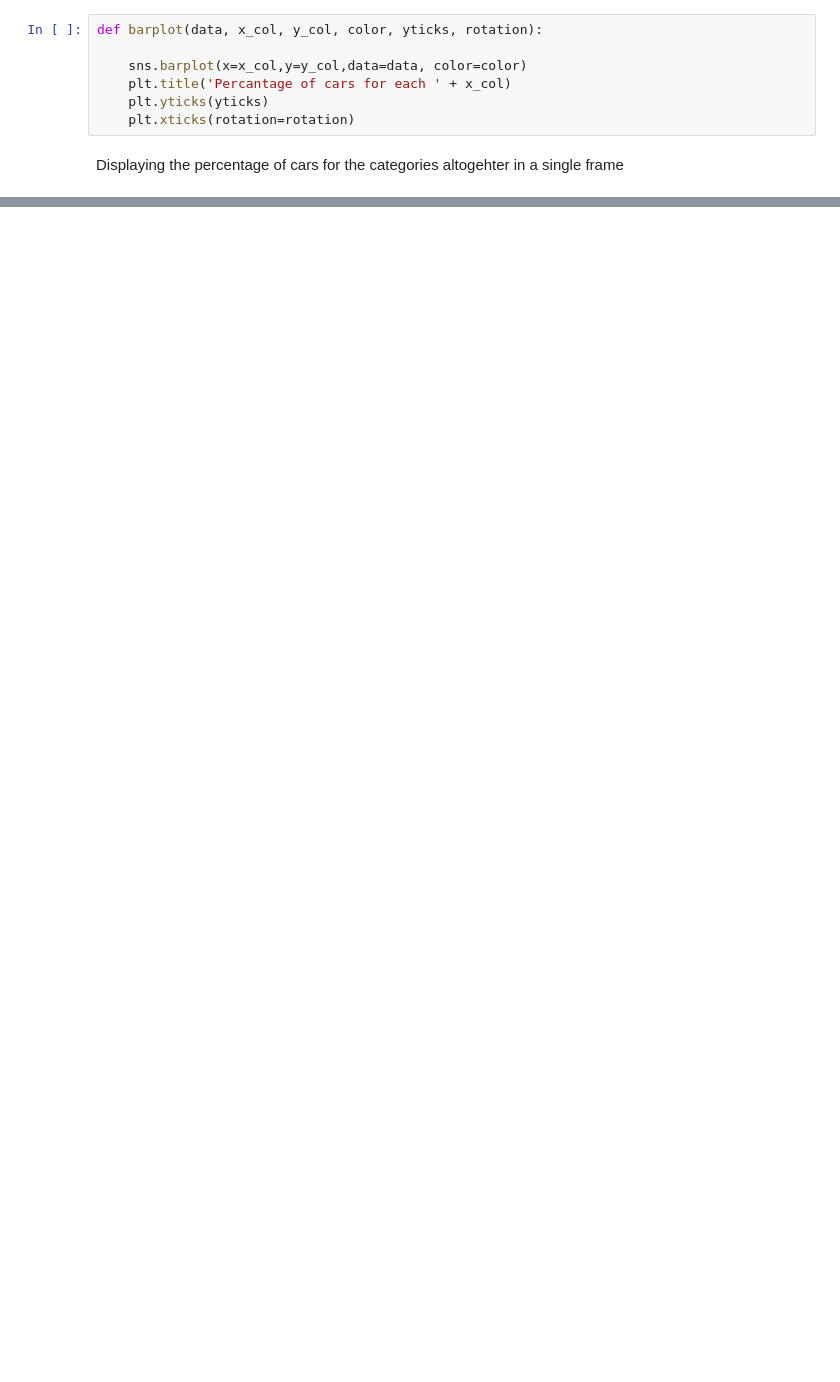
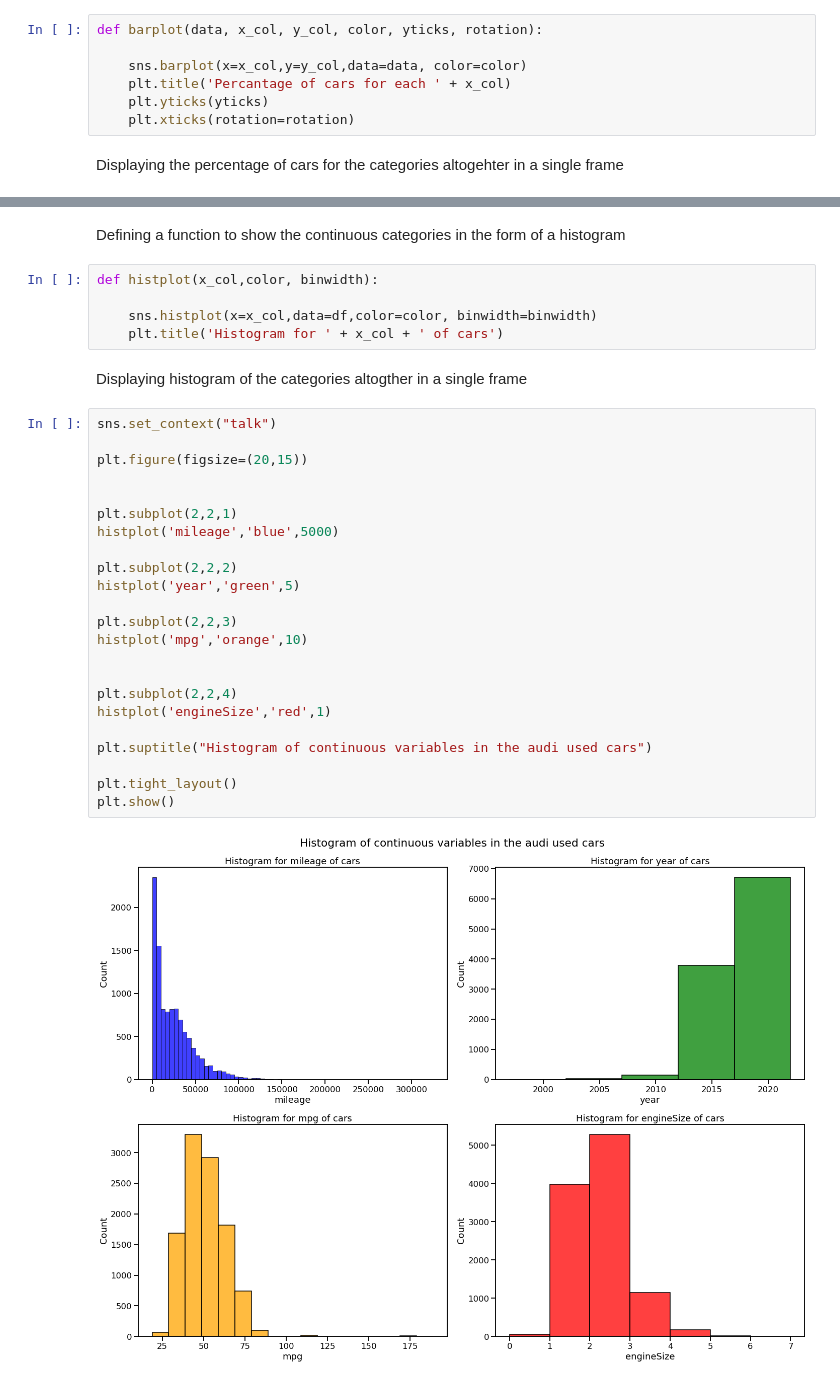
Before and after one commit to IshratShamiemAnanta/audi_used_car_analysis, a Jupyter notebook: audi_used_car_EDA.ipynb, the cells around one changed output, grey strips where cells are left out. Cells and saved outputs as stored; diff of their text form; blank space fills up the shorter version.

```diff
--- a/audi_used_car_EDA.ipynb
+++ b/audi_used_car_EDA.ipynb
@@ -249,0 +321,34 @@ plt.show()
+# %% [markdown]
+Defining a function to show the continuous categories in the form of a histogram
+# %%
+def histplot(x_col,color, binwidth):
+
+    sns.histplot(x=x_col,data=df,color=color, binwidth=binwidth)
+    plt.title('Histogram for ' + x_col + ' of cars')
+# %% [markdown]
+Displaying histogram of the categories altogther in a single frame
+# %%
+sns.set_context("talk")
+
+plt.figure(figsize=(20,15))
+
+
+plt.subplot(2,2,1)
+histplot('mileage','blue',5000)
+
+plt.subplot(2,2,2)
+histplot('year','green',5)
+
+plt.subplot(2,2,3)
+histplot('mpg','orange',10)
+
+
+plt.subplot(2,2,4)
+histplot('engineSize','red',1)
+
+plt.suptitle("Histogram of continuous variables in the audi used cars")
+
+plt.tight_layout()
+plt.show()
+# %% [output]
+[figure, added]
```
Also changed, not shown: parts of 25 cells of this notebook.
